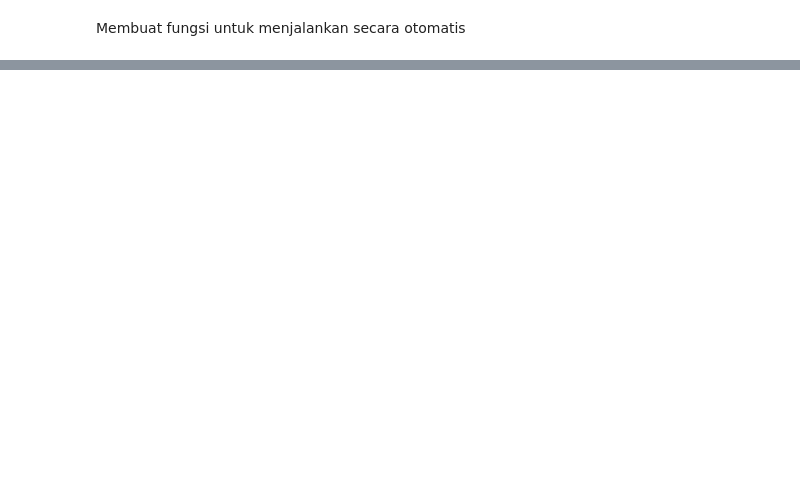
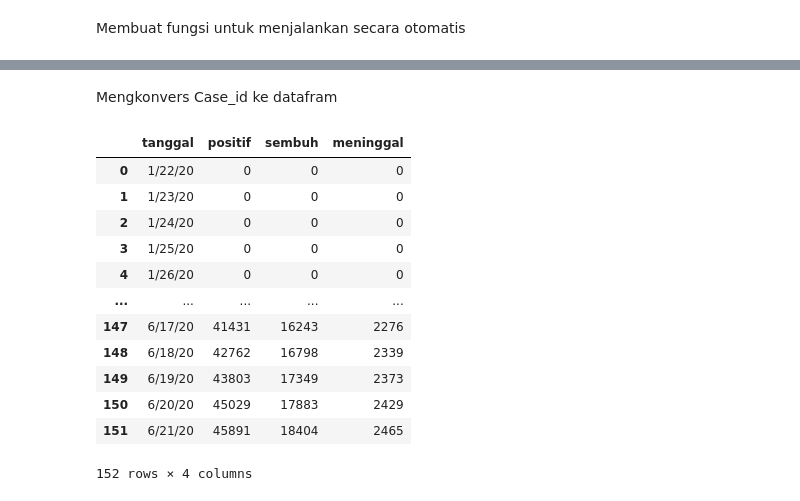
Before and after one commit to setyo-dwi-pratama/covid-19, a Jupyter notebook: covid_global.ipynb, the cells around one changed output, grey strips where cells are left out. Cells and saved outputs as stored; diff of their text form; code cells hidden in the pictures; blank space fills up the shorter version.

```diff
--- a/covid_global.ipynb
+++ b/covid_global.ipynb
@@ -276,0 +424,4 @@ def hitungSum(dfx, idx):
+# %%
+conf_id = dfc_bersih[dfc_bersih["Country/Region"]=="Indonesia"].values[0].tolist()[3:]
+rec_id = dfr_bersih[dfr_bersih["Country/Region"]=="Indonesia"].values[0].tolist()[3:]
+death_id = dfd_bersih[dfd_bersih["Country/Region"]=="Indonesia"].values[0].tolist()[3:]
@@ -276,0 +440,2 @@ def hitungSum(dfx, idx):
+# %%
+case_id=list((list_date,conf_id,rec_id,death_id))
@@ -276,0 +466,22 @@ def hitungSum(dfx, idx):
+# %% [markdown]
+Mengkonvers Case_id ke datafram
+# %%
+df_id=pd.DataFrame(case_id).T
+# %%
+df_id.columns=["tanggal","positif","sembuh","meninggal"]
+# %%
+df_id
+# %% [output]
+|  | tanggal | positif | sembuh | meninggal |
+| 0 | 1/22/20 | 0 | 0 | 0 |
+| 1 | 1/23/20 | 0 | 0 | 0 |
+| 2 | 1/24/20 | 0 | 0 | 0 |
+| 3 | 1/25/20 | 0 | 0 | 0 |
+| 4 | 1/26/20 | 0 | 0 | 0 |
+| ... | ... | ... | ... | ... |
+| 147 | 6/17/20 | 41431 | 16243 | 2276 |
+| 148 | 6/18/20 | 42762 | 16798 | 2339 |
+| 149 | 6/19/20 | 43803 | 17349 | 2373 |
+| 150 | 6/20/20 | 45029 | 17883 | 2429 |
+| 151 | 6/21/20 | 45891 | 18404 | 2465 |
+152 rows × 4 columns
```
Also changed, not shown: parts of 25 cells of this notebook.
